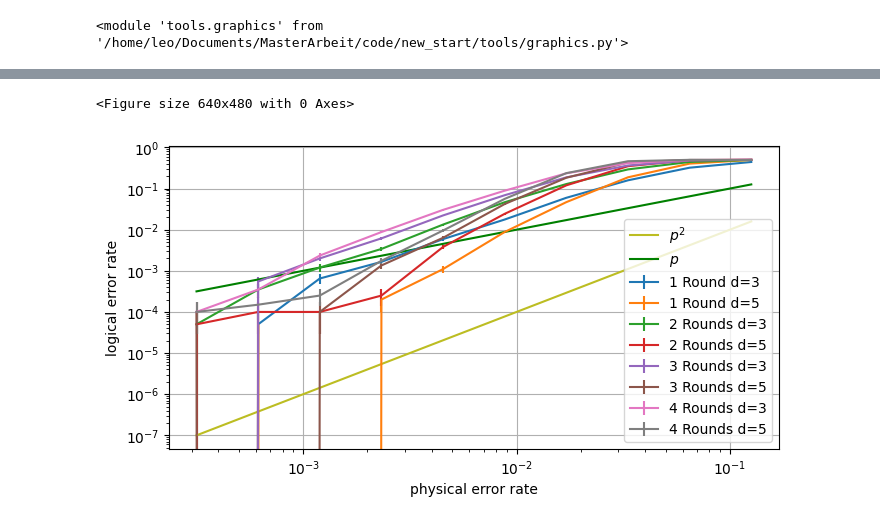
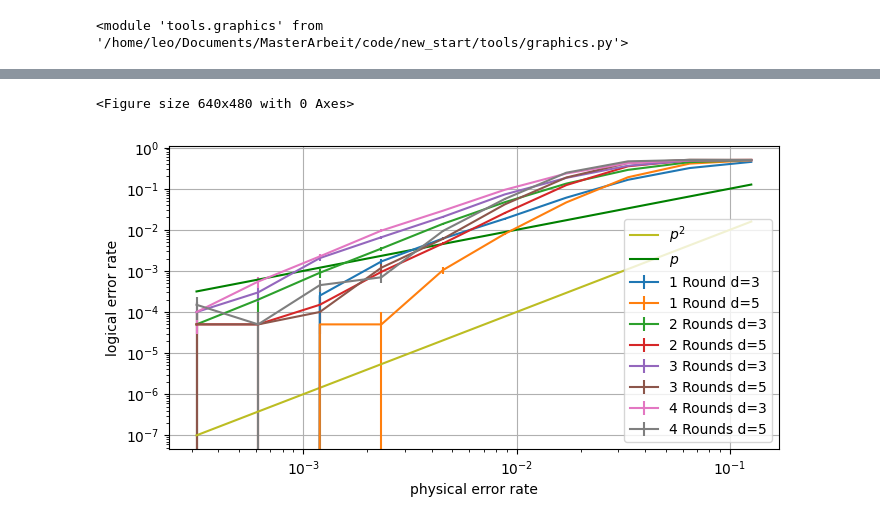
Before and after one commit to leonardlux/MasterArbeit, a Jupyter notebook: code/new_start/results_mulit_round.ipynb, the cells around one changed output, grey strips where cells are left out. Saved outputs shown, nothing was run; the diff lists cells and outputs as text; code cells hidden in the pictures.

```diff
--- a/code/new_start/results_mulit_round.ipynb
+++ b/code/new_start/results_mulit_round.ipynb
@@ -78,12 +56,22 @@ log_error_rates_r4, y_errs_r4 = generate_log_error_rates(
+# %%
+# ML
+max_rounds = 4
+
+rounds = np.arange(1, max_rounds + 1)
+log_error_rates_r_ML = [[]] * max_rounds
+y_errs_r_ML = [[]] * max_rounds
+
+for i_round, round in enumerate(rounds):
+    log_error_rates_r_ML[i_round], y_errs_r_ML[i_round] = func_shortcut_rounds(round, count_logical_func=count_logical_errors_ML)
 # %%
 graphic.overlay_different_slopes(
-    [log_error_rates_r1,log_error_rates_r2,log_error_rates_r3,log_error_rates_r4],
-    [y_errs_r1,y_errs_r2,y_errs_r3,y_errs_r4],
+    log_error_rates_r_ML,
+    y_errs_r_ML,
     distances=distances,
     noise_set=noise_set,
     titles=["1 Round", "2 Rounds", "3 Rounds", "4 Rounds"],
     reference_lines= True,
 )
 # %% [output]
 <Figure size 640x480 with 0 Axes>
-[figure, old version]
+[figure, new version]
```
Also changed, not shown: parts of 9 cells of this notebook, 7 other files.
